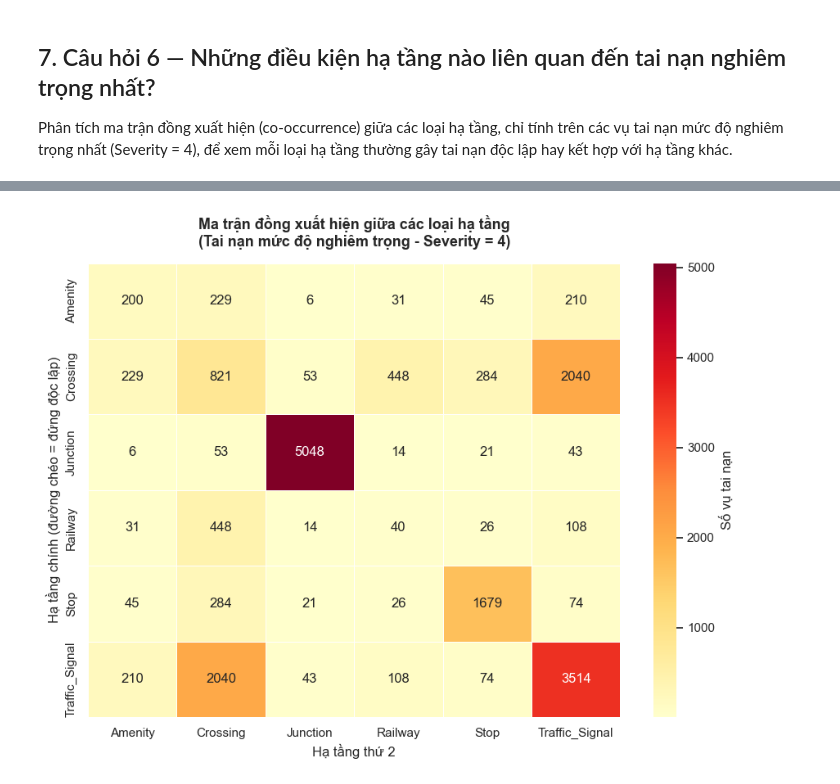
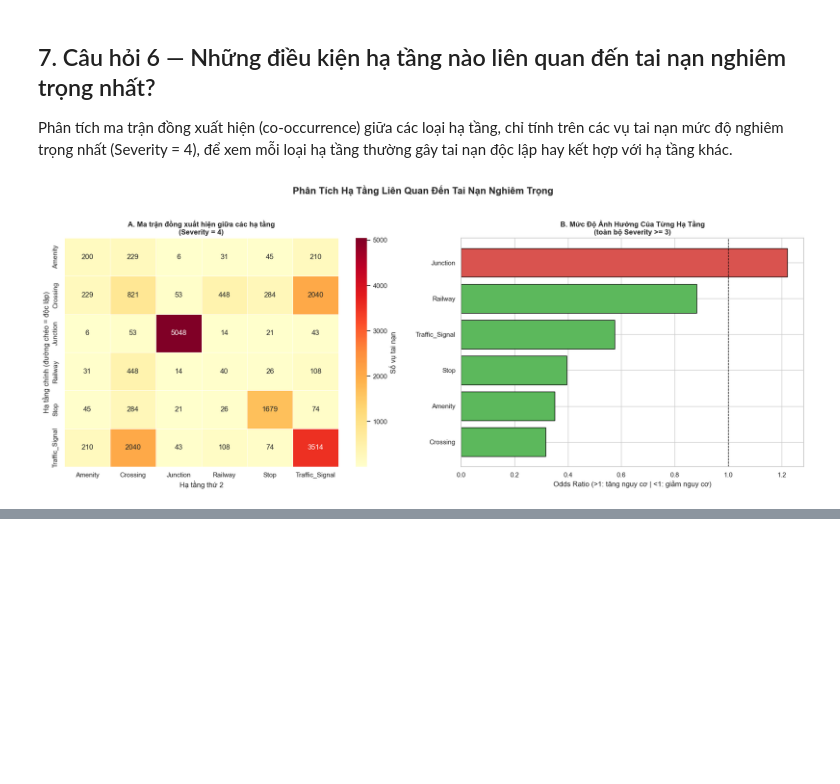
Before and after one commit to trannam1304/data-analysis-us-accidents-project, a Jupyter notebook: notebooks/02_descriptive_diagnostic.ipynb, the cells around one changed output, grey strips where cells are left out. Cells and saved outputs as stored; diff of their text form; code cells hidden in the pictures; blank space fills up the shorter version.

```diff
--- a/notebooks/02_descriptive_diagnostic.ipynb
+++ b/notebooks/02_descriptive_diagnostic.ipynb
@@ -317,62 +351,75 @@ True                0.640389  90.916506  6.168051  2.275053
 ## 7. Câu hỏi 6  — Những điều kiện hạ tầng nào liên quan đến tai nạn nghiêm trọng nhất?
 Phân tích ma trận đồng xuất hiện (co-occurrence) giữa các loại hạ tầng, chỉ tính trên các vụ tai nạn mức độ nghiêm trọng nhất (Severity = 4), để xem mỗi loại hạ tầng thường gây tai nạn độc lập hay kết hợp với hạ tầng khác.
 # %%
-df_severe = df[df['Severity'] == 4].copy()
-
-print(f"Đang phân tích Severity = 4")
-print(f"Số vụ tai nạn nghiêm trọng: {len(df_severe):,} / Tổng: {len(df):,}")
 
 
+# ============================================================
+# PHẦN A: Chuẩn bị dữ liệu
+# ============================================================
+df_severe = df[df['Severity'] == 4].copy()
 infra_cols = ['Amenity', 'Crossing', 'Junction', 'Railway', 'Stop', 'Traffic_Signal']
 
 for col in infra_cols:
     if df_severe[col].dtype != bool:
         df_severe[col] = df_severe[col].astype(bool)
 
-
-
-
+# Ma trận đồng xuất hiện
 matrix = pd.DataFrame(0, index=infra_cols, columns=infra_cols)
-
 for i in infra_cols:
     for j in infra_cols:
         if i == j:
             other_cols = [c for c in infra_cols if c != i]
             mask = (df_severe[i] == True) & (df_severe[other_cols].sum(axis=1) == 0)
             matrix.loc[i, j] = mask.sum()
         else:
             mask = (df_severe[i] == True) & (df_severe[j] == True)
             matrix.loc[i, j] = mask.sum()
 
-print("\n=== Ma trận đồng xuất hiện ===")
-print(matrix)
+# Chi-square + Odds Ratio cho từng hạ tầng (trên toàn bộ df, Severity >= 3)
+df['Is_Severe'] = (df['Severity'] >= 3)
+odds_ratio_results = []
+for col in infra_cols:
+    ct = pd.crosstab(df[col], df['Is_Severe'])
+    chi2, p, dof, expected = chi2_contingency(ct)
+    a = ct.loc[True, True] if True in ct.index and True in ct.columns else 0
+    b = ct.loc[True, False] if True in ct.index and False in ct.columns else 0
+    c = ct.loc[False, True] if False in ct.index and True in ct.columns else 0
+    d = ct.loc[False, False] if False in ct.index and False in ct.columns else 0
+    odds_ratio = (a * d) / (b * c) if (b * c) != 0 else np.nan
+    n = ct.sum().sum()
+    cramers_v = np.sqrt(chi2 / (n * (min(ct.shape) - 1)))
+    odds_ratio_results.append({'Ha_tang': col, 'Odds_Ratio': odds_ratio,
+                                'Chi2': round(chi2, 2), 'p_value': f"{p:.2e}",
+                                "Cramér's_V": round(cramers_v, 4)})
 
+odds_df = pd.DataFrame(odds_ratio_results).sort_values('Odds_Ratio', ascending=True)
 
-print("\n=== Kiểm tra đối chiếu ===")
-for infra in infra_cols:
-    tong_thuc_te = len(df_severe[df_severe[infra] == True])
-    doc_lap = matrix.loc[infra, infra]
-    print(f"{infra}: Tổng thực tế={tong_thuc_te}, Đứng độc lập={doc_lap}")
+# ============================================================
+# PHẦN B: Gộp thành 1 figure duy nhất, bố cục 1x2
+# ============================================================
+fig, axes = plt.subplots(1, 2, figsize=(18, 7))
 
-fig, ax = plt.subplots(figsize=(9, 7))
+# --- Biểu đồ 1: Heatmap ma trận đồng xuất hiện ---
+sns.heatmap(matrix, annot=True, fmt='d', cmap='YlOrRd', linewidths=0.5,
+            linecolor='white', cbar_kws={'label': 'Số vụ tai nạn'}, ax=axes[0])
+axes[0].set_title('A. Ma trận đồng xuất hiện giữa các hạ tầng\n(Severity = 4)', fontweight='bold')
+axes[0].set_xlabel('Hạ tầng thứ 2')
+axes[0].set_ylabel('Hạ tầng chính (đường chéo = độc lập)')
 
-sns.heatmap(
-    matrix,
-    annot=True,
-    fmt='d',
-    cmap='YlOrRd',
-    linewidths=0.5,
-    linecolor='white',
-    cbar_kws={'label': 'Số vụ tai nạn'},
-    ax=ax
-)
+# --- Biểu đồ 2: Odds Ratio ---
+colors = ['#D9534F' if x > 1 else '#5CB85C' for x in odds_df['Odds_Ratio']]
+axes[1].barh(odds_df['Ha_tang'], odds_df['Odds_Ratio'], color=colors, edgecolor='black')
+axes[1].axvline(x=1, color='black', linestyle='--', linewidth=1)
+axes[1].set_xlabel('Odds Ratio (>1: tăng nguy cơ | <1: giảm nguy cơ)')
+axes[1].set_title('B. Mức Độ Ảnh Hưởng Của Từng Hạ Tầng\n(toàn bộ Severity >= 3)', fontweight='bold')
 
-ax.set_title(f'Ma trận đồng xuất hiện giữa các loại hạ tầng\n'
-             f'(Tai nạn mức độ nghiêm trọng - Severity = 4)',
-             fontsize=13, fontweight='bold', pad=15)
-ax.set_xlabel('Hạ tầng thứ 2')
-ax.set_ylabel('Hạ tầng chính (đường chéo = đứng độc lập)')
-
+fig.suptitle('Phân Tích Hạ Tầng Liên Quan Đến Tai Nạn Nghiêm Trọng', fontsize=16, fontweight='bold', y=1.03)
 plt.tight_layout()
 plt.show()
+
+# ============================================================
+# In bảng kiểm định thống kê gọn
+# ============================================================
+print(odds_df[['Ha_tang', 'Odds_Ratio', 'Chi2', 'p_value', "Cramér's_V"]].to_string(index=False))
 # %% [output]
+[figure, new version]
@@ -398,2 +433 @@ Traffic_Signal: Tổng thực tế=5691, Đứng độc lập=3514
-[figure, old version]
 # %% [markdown]
```
Also changed, not shown: parts of 10 cells of this notebook, 1 other file.
